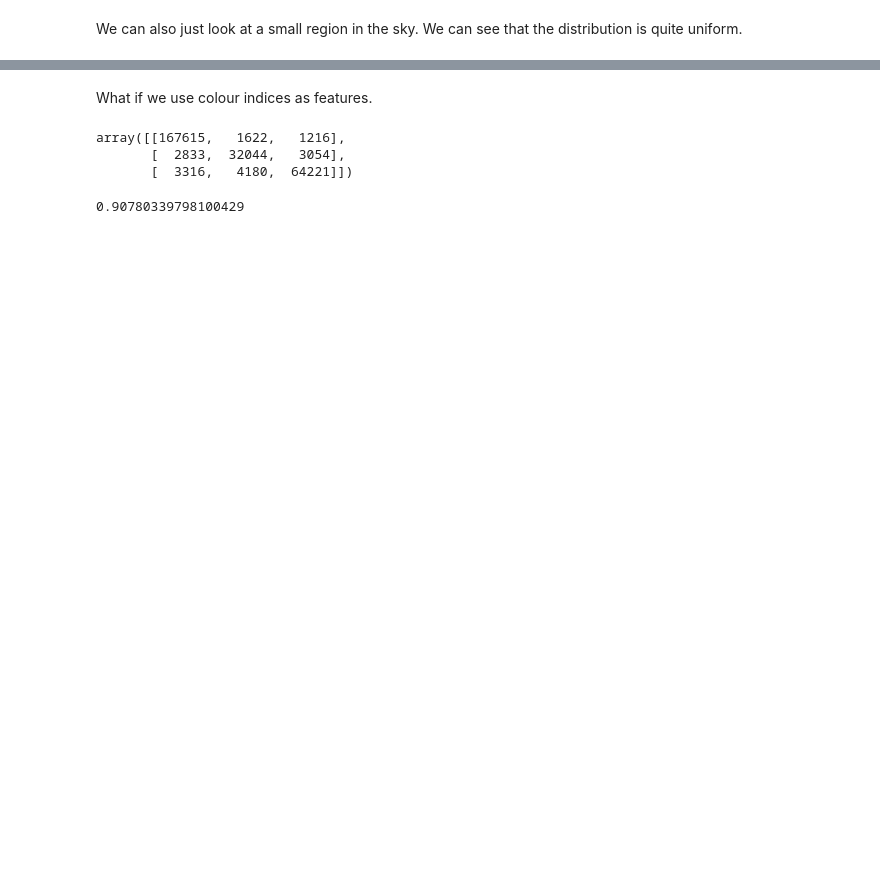
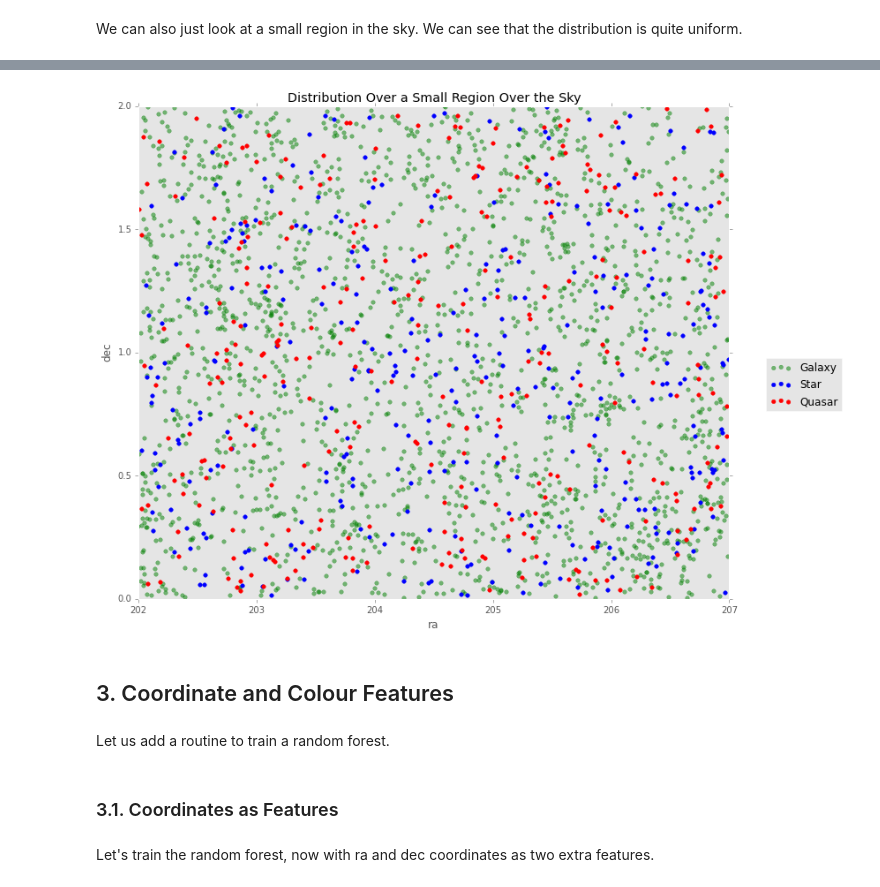
Before and after one commit to chengsoonong/mclass-sky, a Jupyter notebook: sdss_features.ipynb, the cells around one changed output, grey strips where cells are left out. Saved outputs shown, nothing was run; the diff lists cells and outputs as text; code cells hidden in the pictures; blank space fills up the shorter version.

```diff
--- a/sdss_features.ipynb
+++ b/sdss_features.ipynb
@@ -107,2 +118,0 @@ A slight improvement, but not by much.
-# %% [markdown]
-What if we use colour indices as features.
@@ -126,10 +119,33 @@ balanced_forest = balanced_accuracy_expected(confusion_test)
-# %%
-confusion_test
-# %% [output]
-array([[167615,   1622,   1216],
-       [  2833,  32044,   3054],
-       [  3316,   4180,  64221]])
-# %%
-balanced_forest
-# %% [output]
-0.90780339798100429
+# %%
+ra_small = np.logical_and(sdss['ra'] < 207, sdss['ra'] > 202)
+dec_small = np.logical_and(sdss['dec'] > 0, sdss['dec'] < 2)
+ra_dec_small = np.logical_and(ra_small, dec_small)
+sdss_small = sdss[ra_dec_small]
+
+galaxy_small_ra = sdss_small[sdss_small['class']=='Galaxy']['ra']
+galaxy_small_dec = sdss_small[sdss_small['class']=='Galaxy']['dec']
+star_small_ra = sdss_small[sdss_small['class']=='Star']['ra']
+star_small_dec = sdss_small[sdss_small['class']=='Star']['dec']
+quasar_small_ra = sdss_small[sdss_small['class']=='Quasar']['ra']
+quasar_small_dec = sdss_small[sdss_small['class']=='Quasar']['dec']
+
+fig = plt.figure(figsize=(12,10))
+ax = fig.add_subplot(111)
+ax.scatter(galaxy_small_ra, galaxy_small_dec, color='green', alpha=0.5 , label='Galaxy')
+ax.scatter(star_small_ra, star_small_dec, color='blue', label='Star')
+ax.scatter(quasar_small_ra, quasar_small_dec, color='red', label='Quasar')
+
+ax.legend(bbox_to_anchor=(1.2, 0.5))
+ax.set_title('Distribution Over a Small Region Over the Sky')
+ax.grid(False)
+ax.set_xlim(202, 207)
+ax.set_ylim(0, 2)
+ax.set_xlabel('ra')
+ax.set_ylabel('dec')
+plt.show()
+# %% [output]
+[figure, added]
+# %% [markdown]
+## 3. Coordinate and Colour Features <a id='s3'></a>
+# %% [markdown]
+Let us add a routine to train a random forest.
@@ -135,0 +210,4 @@ balanced_forest
+# %% [markdown]
+### 3.1. Coordinates as Features <a id='s3.1'></a>
+# %% [markdown]
+Let's train the random forest, now with ra and dec coordinates as two extra features.
```
Also changed, not shown: parts of 64 cells of this notebook.
